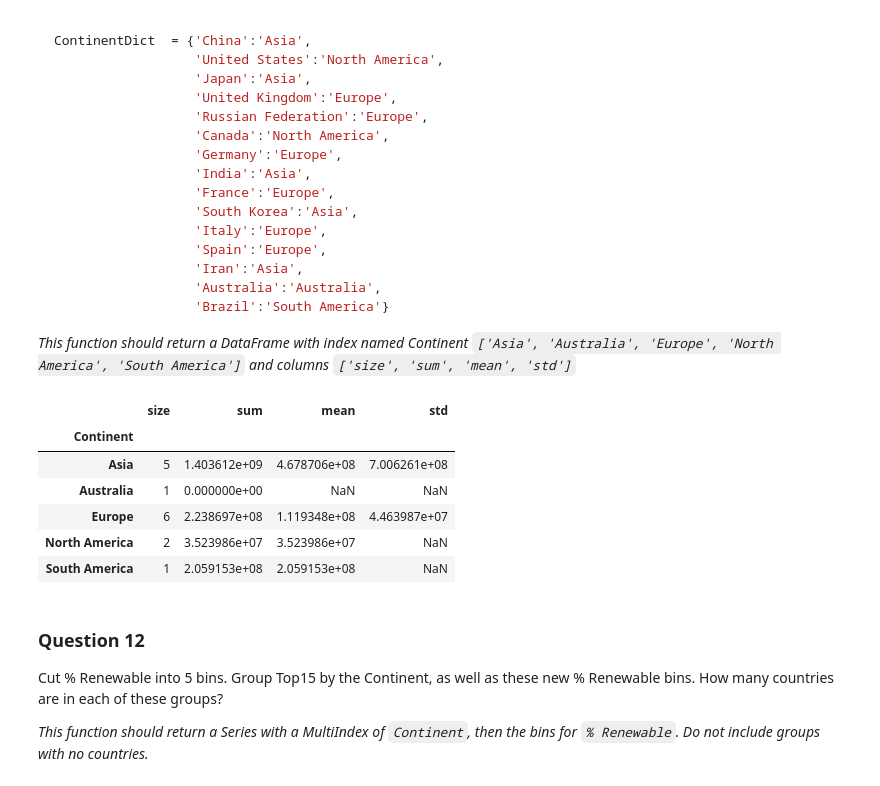
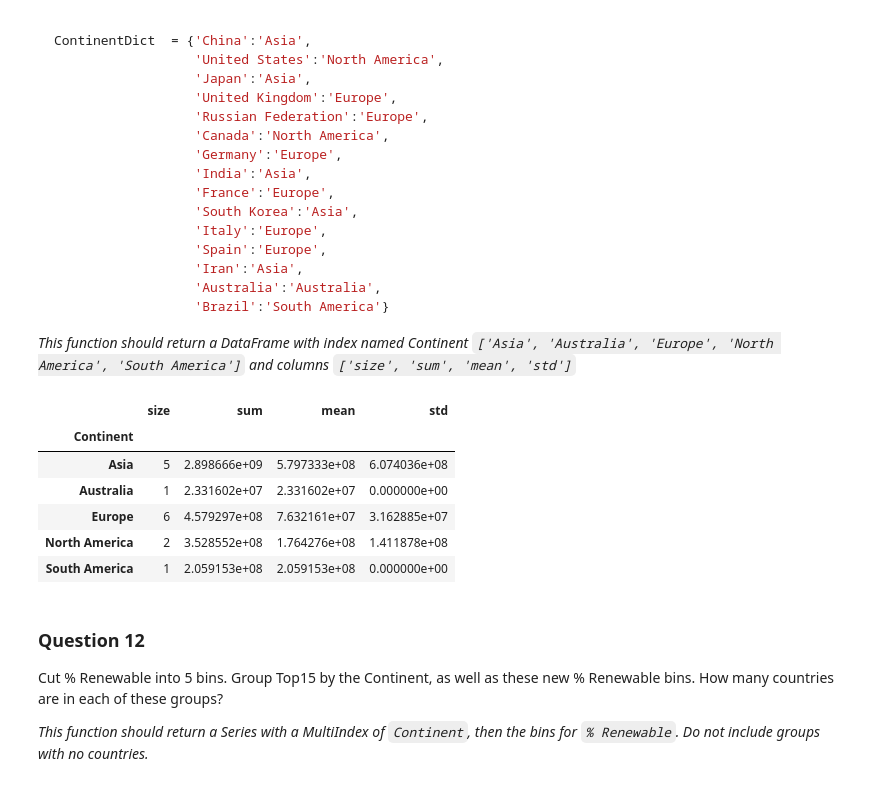
Before and after one commit to anoban/Introduction-to-Data-Science-in-Python, a Jupyter notebook: assignment3/assignment3.ipynb, the cells around one changed output. Drawn from its saved outputs; the diff is of its cells as text; code cells hidden in the pictures.

```diff
--- a/assignment3/assignment3.ipynb
+++ b/assignment3/assignment3.ipynb
@@ -802,8 +832,8 @@ def answer_eleven() -> pd.DataFrame:
                   'Brazil':'South America'}
 
     # get the data & pick the columns
-    data = answer_one().loc[:, ["Energy Supply", "Energy Supply per Capita"]]
-    data.astype({"Energy Supply": np.float64, "Energy Supply per Capita": np.float64})
+    data = answer_one().loc[:, ["Energy Supply", "Energy Supply per Capita"]]. \
+            astype({"Energy Supply": np.float64, "Energy Supply per Capita": np.float64})
 
     # per capita - per head or per person
     # so, population = total energy supply / energy supply per capita
@@ -818,6 +848,7 @@ def answer_eleven() -> pd.DataFrame:
     results = list()
 
     # group by a function, since the index is countries
+    # this lambda will return the continent for a given country using the reference dictionary
     for continet, data_frame in data.groupby(lambda idx: ContinentDict.get(idx)):
         results.append(
             {"Continent": continet,
@@ -825,24 +856,24 @@ def answer_eleven() -> pd.DataFrame:
                 {
                 "size": len(data_frame.loc[:, "Population"]),
                 "sum": data_frame.loc[:, "Population"].sum(),
-                "mean": data_frame.loc[:, "Population"].mean(),
-                "std": data_frame.loc[:, "Population"].std()
+                "mean": np.nanmean(data_frame.loc[:, "Population"]),
+                "std": np.nanstd(data_frame.loc[:, "Population"])
                 }
             }
         )
 
     return pd.DataFrame([record.get("Summary") for record in results],
              index = pd.Series([record.get("Continent") for record in results], name = "Continent"))
-# %%
-ans
-# %% [output]
-|  | size | sum | mean | std |
-| Continent |  |  |  |  |
-| Asia | 5 | 1.403612e+09 | 4.678706e+08 | 7.006261e+08 |
-| Australia | 1 | 0.000000e+00 | NaN | NaN |
-| Europe | 6 | 2.238697e+08 | 1.119348e+08 | 4.463987e+07 |
-| North America | 2 | 3.523986e+07 | 3.523986e+07 | NaN |
-| South America | 1 | 2.059153e+08 | 2.059153e+08 | NaN |
+# %%
+answer_eleven()
+# %% [output]
+|  | size | sum | mean | std |
+| Continent |  |  |  |  |
+| Asia | 5 | 2.898666e+09 | 5.797333e+08 | 6.074036e+08 |
+| Australia | 1 | 2.331602e+07 | 2.331602e+07 | 0.000000e+00 |
+| Europe | 6 | 4.579297e+08 | 7.632161e+07 | 3.162885e+07 |
+| North America | 2 | 3.528552e+08 | 1.764276e+08 | 1.411878e+08 |
+| South America | 1 | 2.059153e+08 | 2.059153e+08 | 0.000000e+00 |
 # %%
 assert type(answer_eleven()) == pd.DataFrame, "Q11: You should return a DataFrame!"
 
```
Also changed, not shown: parts of 27 cells of this notebook.
